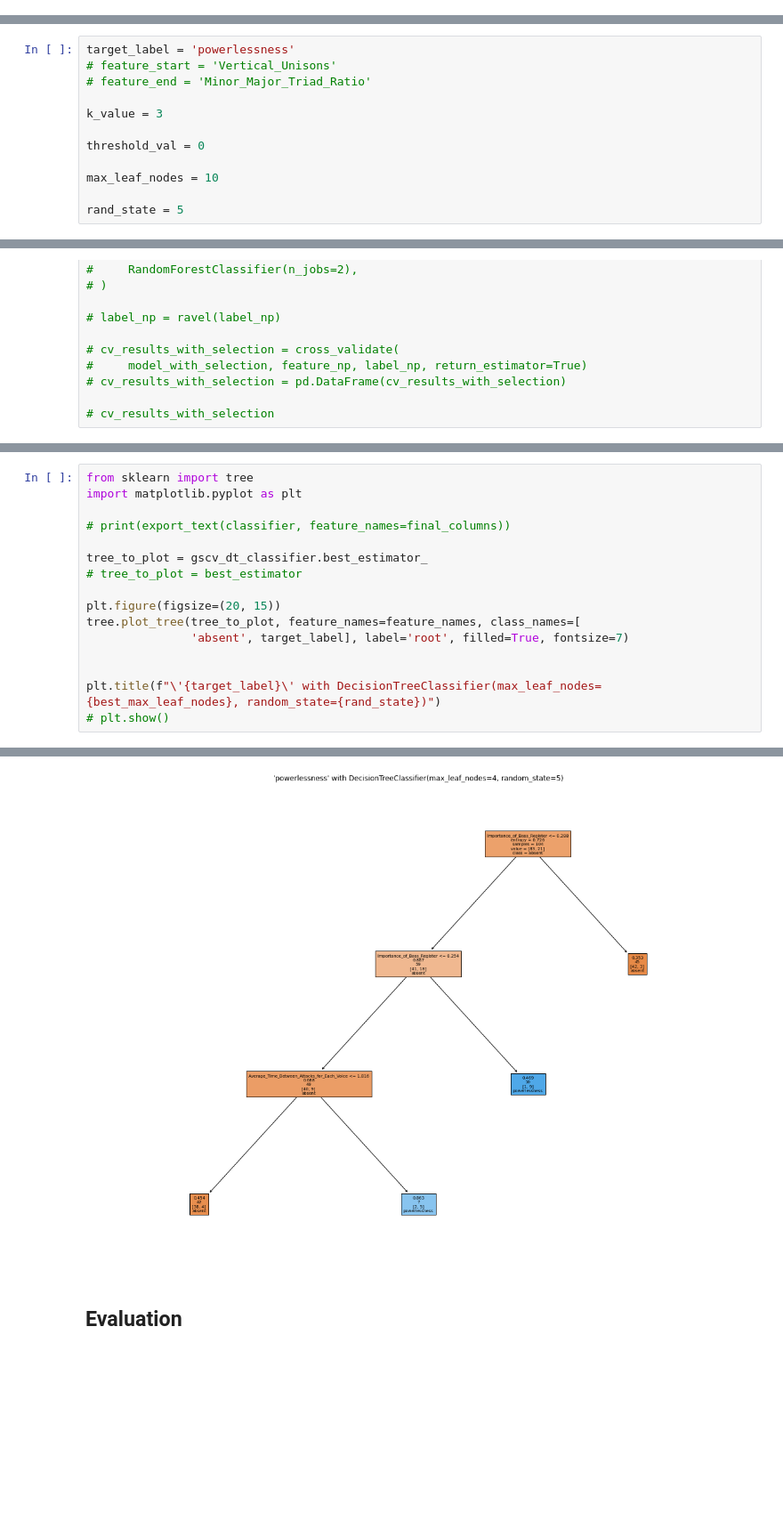
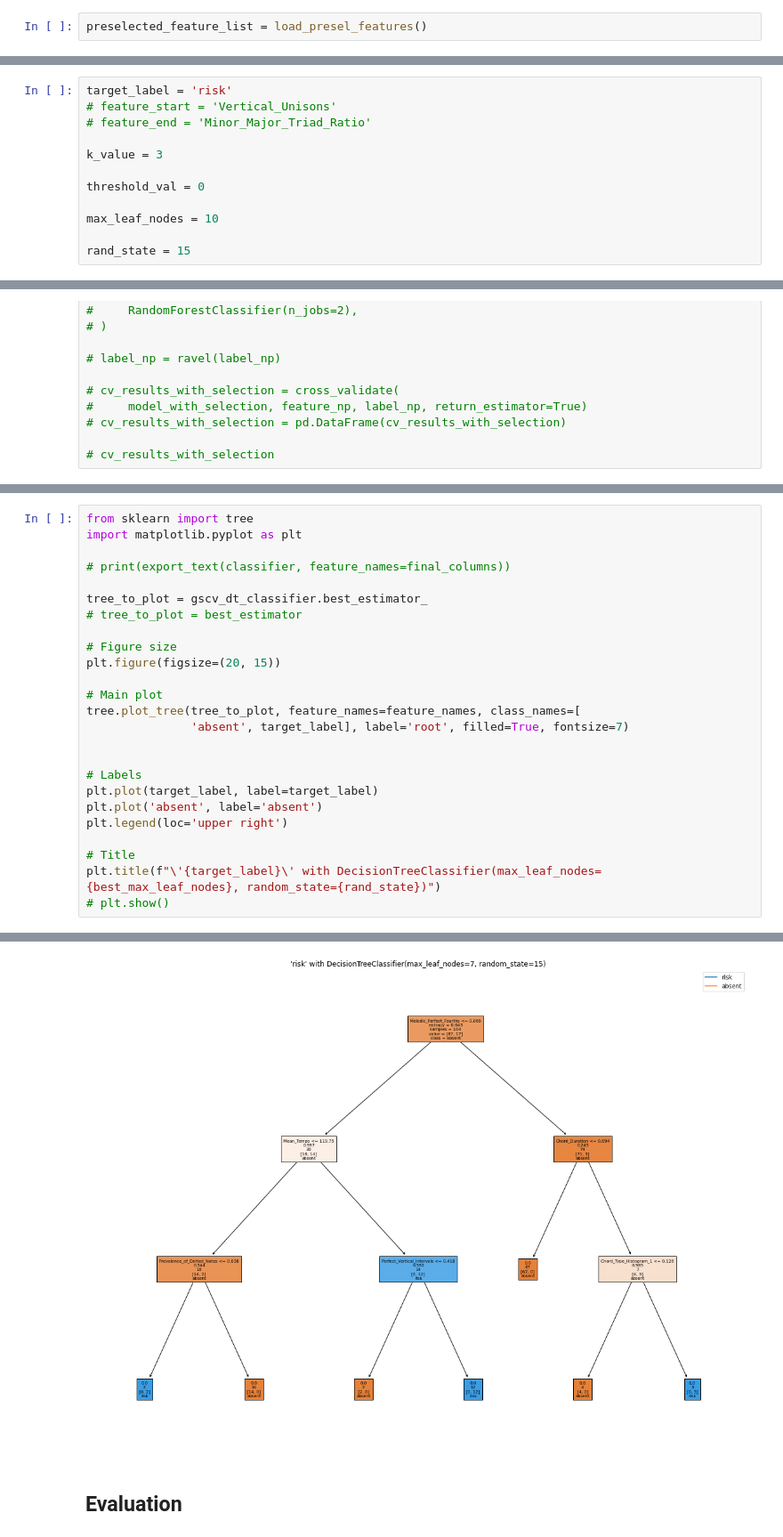
Before and after one commit to chuangcaleb/music-theme-recognition, a Jupyter notebook: training_model/model.ipynb, the cells around one changed output, grey strips where cells are left out. Shown at 89% size. Cells and saved outputs as stored; diff of their text form; blank space fills up the shorter version.

```diff
--- a/training_model/model.ipynb
+++ b/training_model/model.ipynb
@@ -31,0 +28,2 @@ Successfully written manually preselected features to manual_feature_preselectio
+# %%
+preselected_feature_list = load_presel_features()
@@ -32,5 +32,5 @@ Successfully written manually preselected features to manual_feature_preselectio
 # %%
-target_label = 'powerlessness'
+target_label = 'risk'
 # feature_start = 'Vertical_Unisons'
 # feature_end = 'Minor_Major_Triad_Ratio'
 
@@ -40,7 +40,7 @@ threshold_val = 0
 
 max_leaf_nodes = 10
 
-rand_state = 5
+rand_state = 15
 # %% [markdown]
 ## **Importing Dataset**
 # %% [markdown]
@@ -236,11 +236,20 @@ import matplotlib.pyplot as plt
 tree_to_plot = gscv_dt_classifier.best_estimator_
 # tree_to_plot = best_estimator
 
+# Figure size
 plt.figure(figsize=(20, 15))
+
+# Main plot
 tree.plot_tree(tree_to_plot, feature_names=feature_names, class_names=[
                'absent', target_label], label='root', filled=True, fontsize=7)
 
 
+# Labels
+plt.plot(target_label, label=target_label)
+plt.plot('absent', label='absent')
+plt.legend(loc='upper right')
+
+# Title
 plt.title(f"\'{target_label}\' with DecisionTreeClassifier(max_leaf_nodes={best_max_leaf_nodes}, random_state={rand_state})")
 # plt.show()
 # %% [output]
@@ -248,4 +257,4 @@ Text(0.5, 1.0, "'powerlessness' with DecisionTreeClassifier(max_leaf_nodes=4, ra
-[figure, old version]
+[figure, new version]
 # %% [markdown]
 ## **Evaluation**
 # %% [markdown]
```
Also changed, not shown: parts of 8 cells of this notebook, 1 other file.
